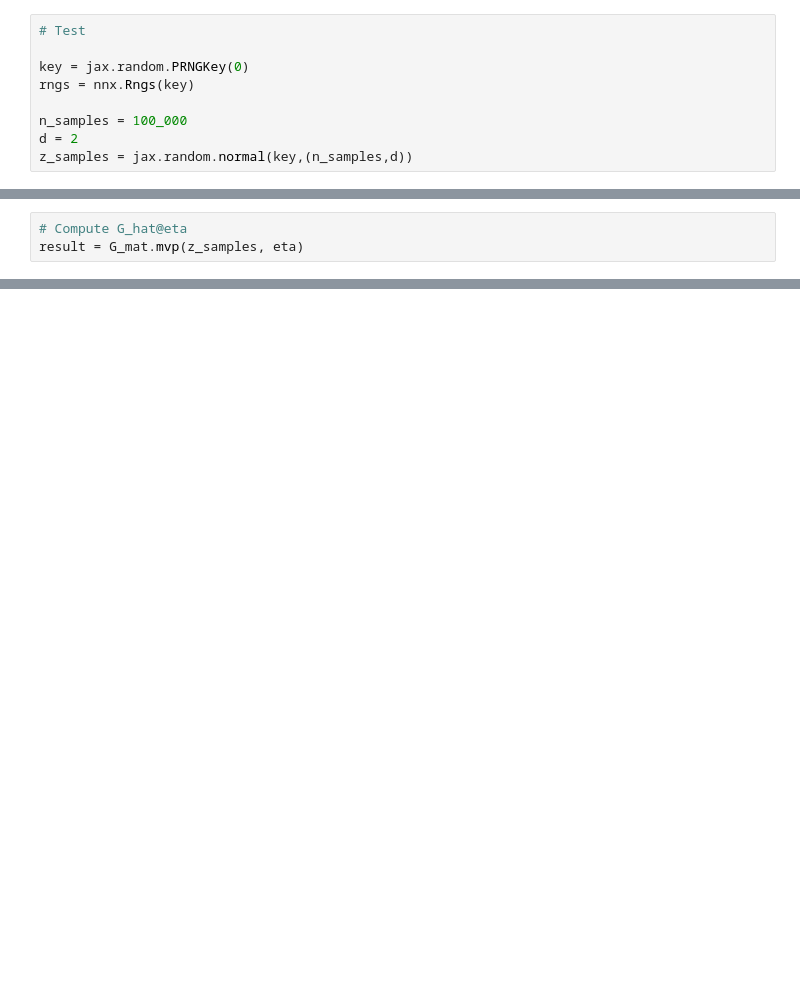
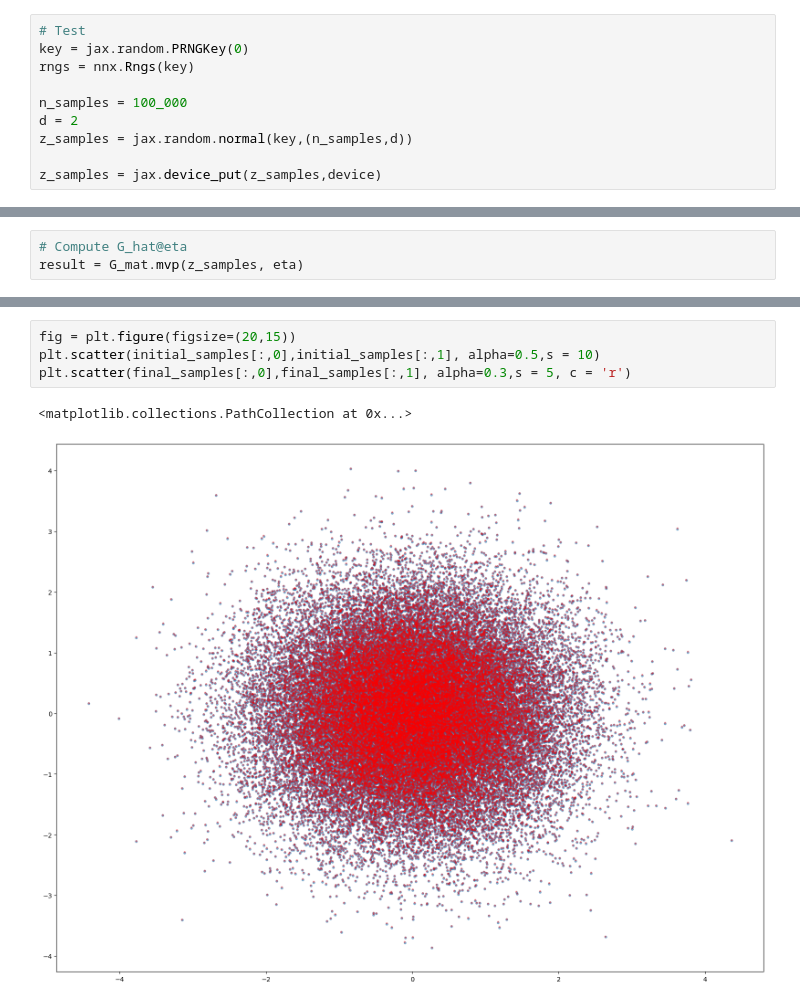
Before and after one commit to SebasGutHdz/Parametric_BV_Hamiltonian, a Jupyter notebook: ODE_solvers/test_nnx.ipynb, the cells around one changed output, grey strips where cells are left out. Saved outputs shown, nothing was run; the diff lists cells and outputs as text; blank space fills up the shorter version.

```diff
--- a/ODE_solvers/test_nnx.ipynb
+++ b/ODE_solvers/test_nnx.ipynb
@@ -57,13 +58,14 @@ from geometry.G_matrix import G_matrix
 G_mat = G_matrix(node)
 # %%
 # Test
-
 key = jax.random.PRNGKey(0)
 rngs = nnx.Rngs(key)
 
 n_samples = 100_000
 d = 2
 z_samples = jax.random.normal(key,(n_samples,d))
+
+z_samples = jax.device_put(z_samples,device)
 # %%
 _,params = nnx.split(node)
 key,subkey = jax.random.split(key)
@@ -115,0 +369,7 @@ jax.tree.leaves(jax.tree.map(lambda x,y: jnp.linalg.norm(x-y)/jnp.linalg.norm(y)
+# %%
+fig = plt.figure(figsize=(20,15))
+plt.scatter(initial_samples[:,0],initial_samples[:,1], alpha=0.5,s = 10)
+plt.scatter(final_samples[:,0],final_samples[:,1], alpha=0.3,s = 5, c = 'r')
+# %% [output]
+<matplotlib.collections.PathCollection at 0x...>
+[figure, added]
```
Also changed, not shown: parts of 17 cells of this notebook, 1 other file.
